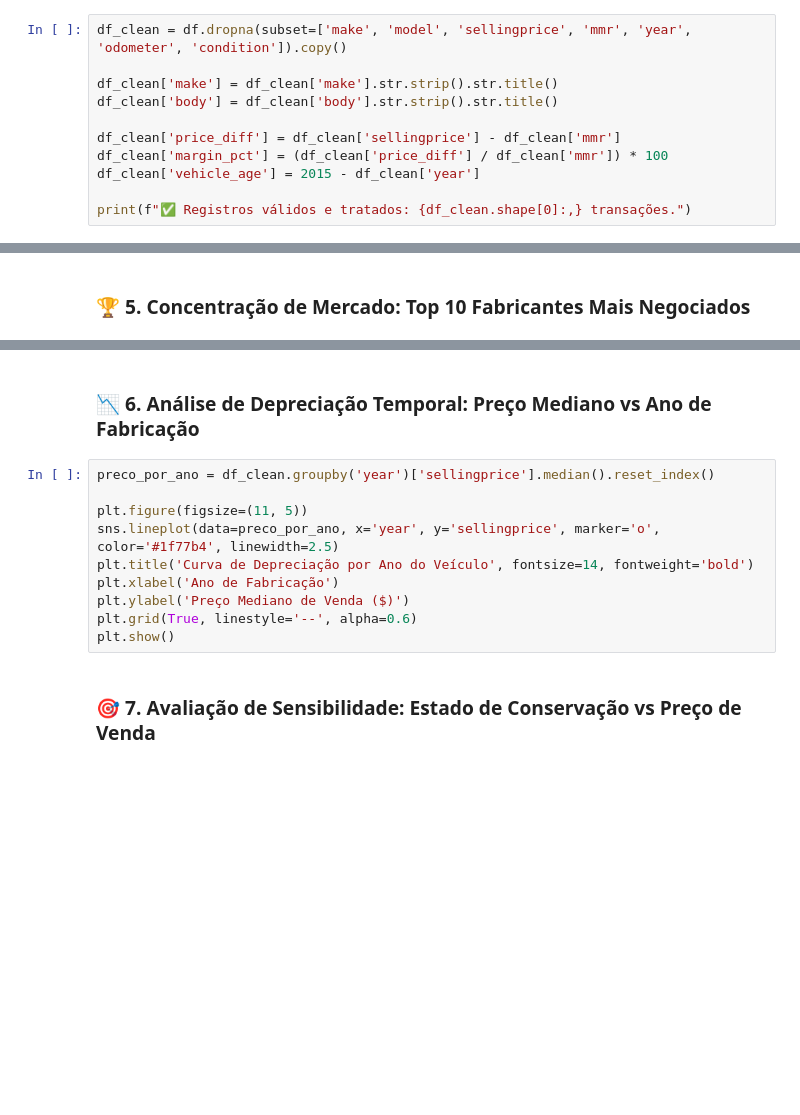
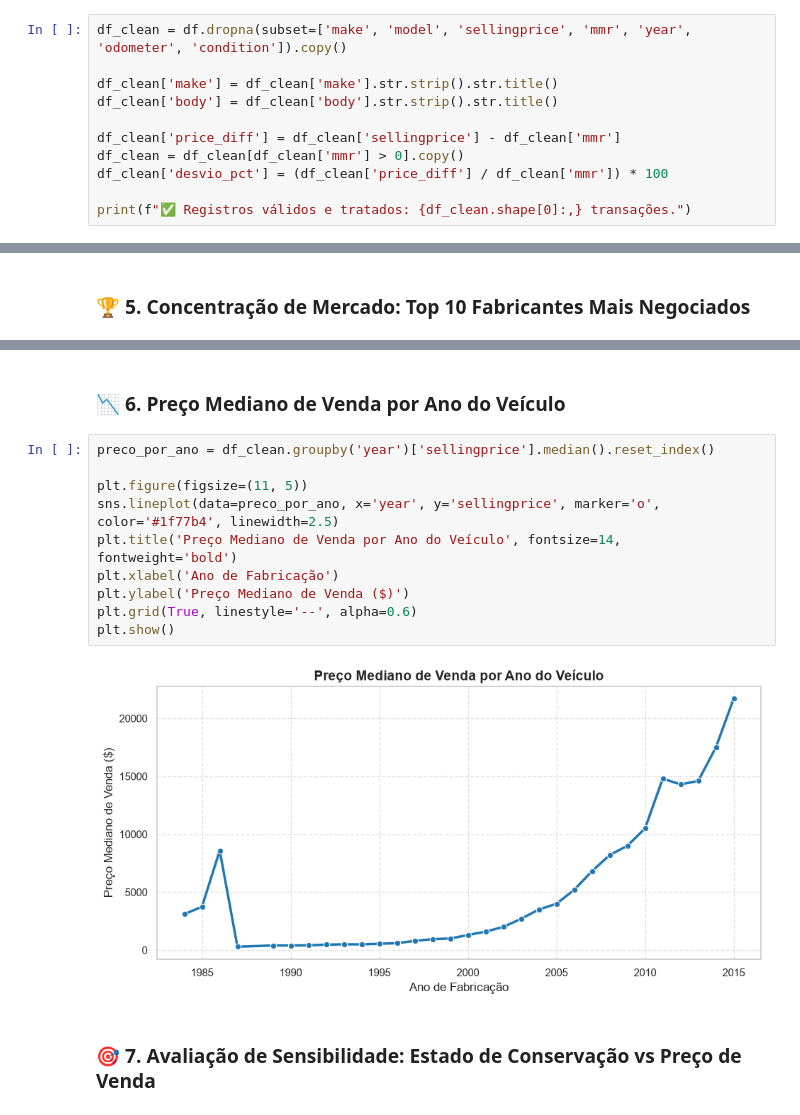
Before and after one commit to gabrielhenriquesilva2395-hub/Projeto-Mercado-Automotivo, a Jupyter notebook: 01_analise_exploratoria_e_negocios.ipynb, the cells around one changed output, grey strips where cells are left out. Drawn from its saved outputs; the diff is of its cells as text; blank space fills up the shorter version.

```diff
--- a/01_analise_exploratoria_e_negocios.ipynb
+++ b/01_analise_exploratoria_e_negocios.ipynb
@@ -50,7 +59,7 @@ df_clean['make'] = df_clean['make'].str.strip().str.title()
 df_clean['body'] = df_clean['body'].str.strip().str.title()
 
 df_clean['price_diff'] = df_clean['sellingprice'] - df_clean['mmr']
-df_clean['margin_pct'] = (df_clean['price_diff'] / df_clean['mmr']) * 100
-df_clean['vehicle_age'] = 2015 - df_clean['year']
+df_clean = df_clean[df_clean['mmr'] > 0].copy()
+df_clean['desvio_pct'] = (df_clean['price_diff'] / df_clean['mmr']) * 100
 
 print(f"✅ Registros válidos e tratados: {df_clean.shape[0]:,} transações.")
@@ -86,15 +109,17 @@ plt.show()
 # %% [markdown]
-### 📉 6. Análise de Depreciação Temporal: Preço Mediano vs Ano de Fabricação
+### 📉 6. Preço Mediano de Venda por Ano do Veículo
 # %%
 preco_por_ano = df_clean.groupby('year')['sellingprice'].median().reset_index()
 
 plt.figure(figsize=(11, 5))
 sns.lineplot(data=preco_por_ano, x='year', y='sellingprice', marker='o', color='#1f77b4', linewidth=2.5)
-plt.title('Curva de Depreciação por Ano do Veículo', fontsize=14, fontweight='bold')
+plt.title('Preço Mediano de Venda por Ano do Veículo', fontsize=14, fontweight='bold')
 plt.xlabel('Ano de Fabricação')
 plt.ylabel('Preço Mediano de Venda ($)')
 plt.grid(True, linestyle='--', alpha=0.6)
 plt.show()
+# %% [output]
+[figure, added]
 # %% [markdown]
 ### 🎯 7. Avaliação de Sensibilidade: Estado de Conservação vs Preço de Venda
 # %%
```
Also changed, not shown: parts of 10 cells of this notebook, 5 other files.
